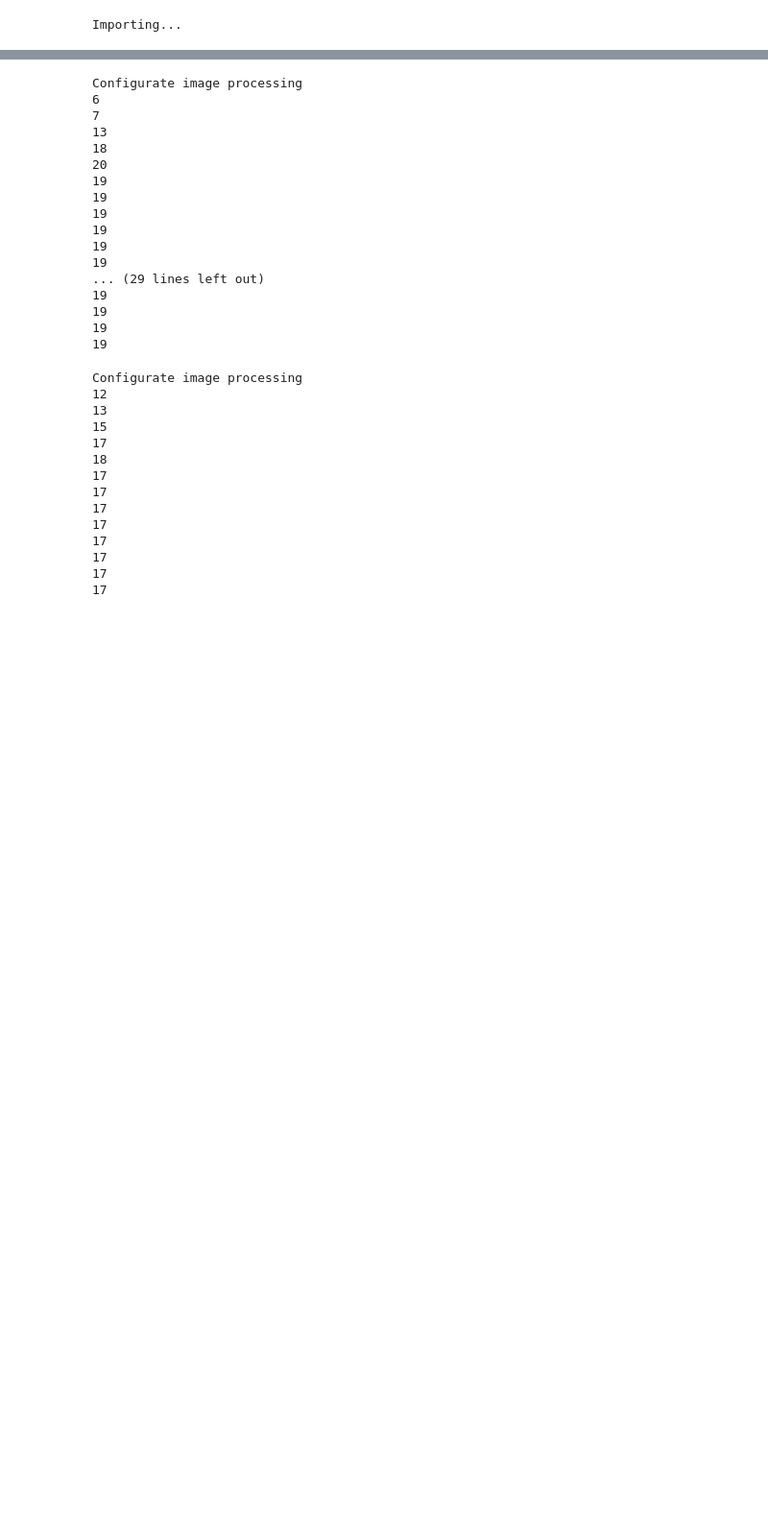
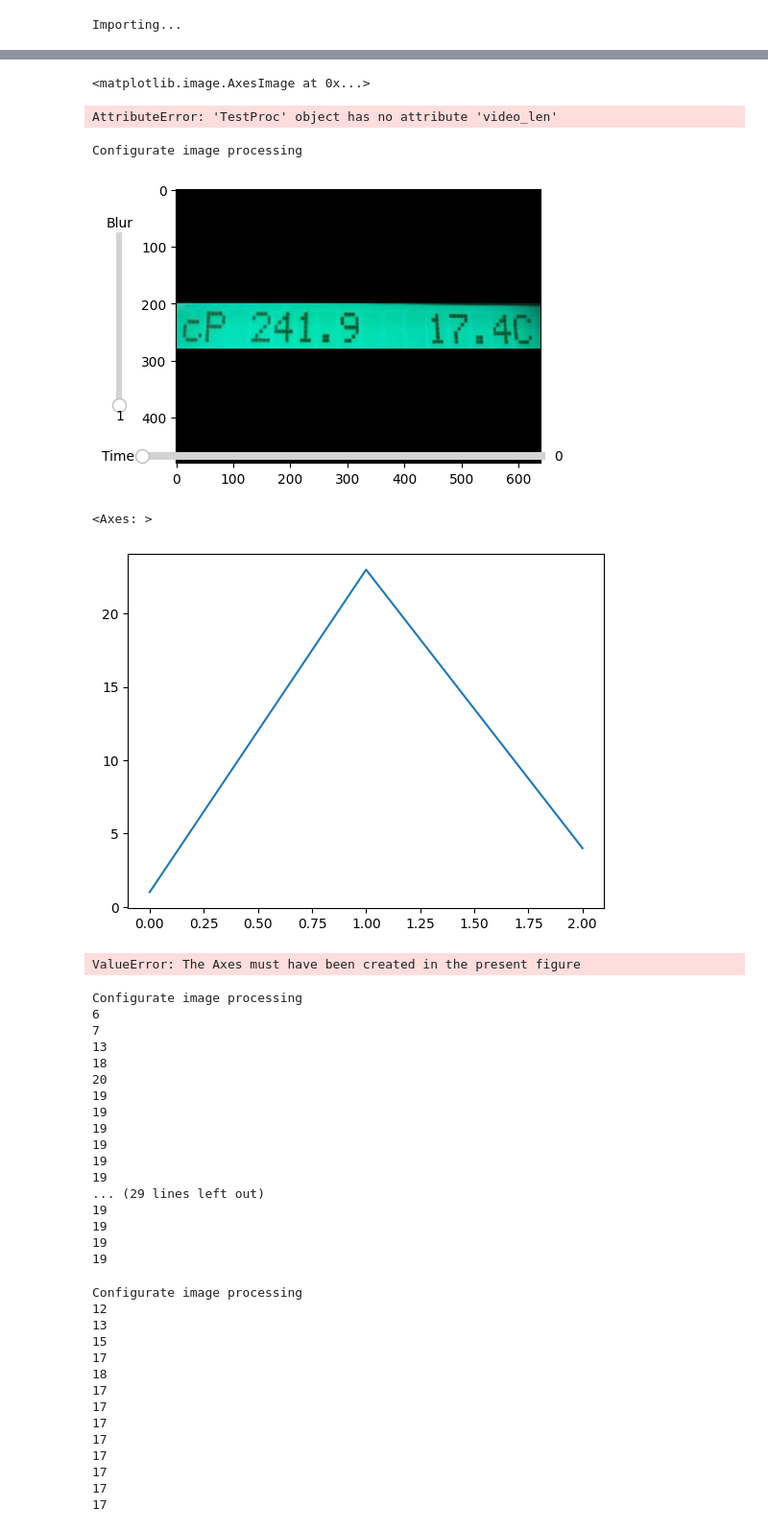
Before and after one commit to EnglishBeach/Number_recognizer, a Jupyter notebook: Recognizer.ipynb, the cells around one changed output, grey strips where cells are left out. Shown: that part at 96% size. Saved outputs shown, nothing was run; the diff lists cells and outputs as text; code cells hidden in the pictures; blank space fills up the shorter version.

Commit message:
processor written

```diff
--- a/Recognizer.ipynb
+++ b/Recognizer.ipynb
@@ -23,7 +23,7 @@ Importing...
 ##########               INPUTS               ##########
 ########################################################
 
-VIDEO_PATH = "Videos/Exp0/Exp0_1.avi"
+VIDEO_PATH = r"Examples\Not_processed\Video.avi"
 # VIDEO_PATH = None
 rules = dict(re_rule=r'-?\d{1,3}\.\d', )
 RECOGNIZABLE_VARIABLES = [
@@ -172,3 +251,11 @@ class A(ImageProcessor):
+# %%
+plt.imshow(test_proc.process(START_FRAME),cmap='binary')
+# %% [output]
+<matplotlib.image.AxesImage at 0x...>
+# %%
+test_proc.configure_process(CAP)
+# %% [output]
+AttributeError: 'TestProc' object has no attribute 'video_len'
 # %%
 ## Setup processor confings
 fig, ax = plt.subplots()
@@ -268,11 +355,26 @@ def foo():
     BLUR_slider.on_changed(update)
     print('Configurate image processing')
     plt.show()
+    fig, ax = plt.subplots()
+    ax.plot([1,23,4])
     return ax
 
 def foo2():
     foo()
     print('ffffff')
+# %%
+foo()
+# %% [output]
+Configurate image processing
+[figure, added]
+<Axes: >
+[figure, added]
+# %%
+y = plt.figure()
+y.add_axes(h)
+plt.show()
+# %% [output]
+ValueError: The Axes must have been created in the present figure
 # %%
 fig, ax = plt.subplots()
 fig.set_size_inches(6, 3)
```
Also changed, not shown: parts of 8 cells of this notebook.
